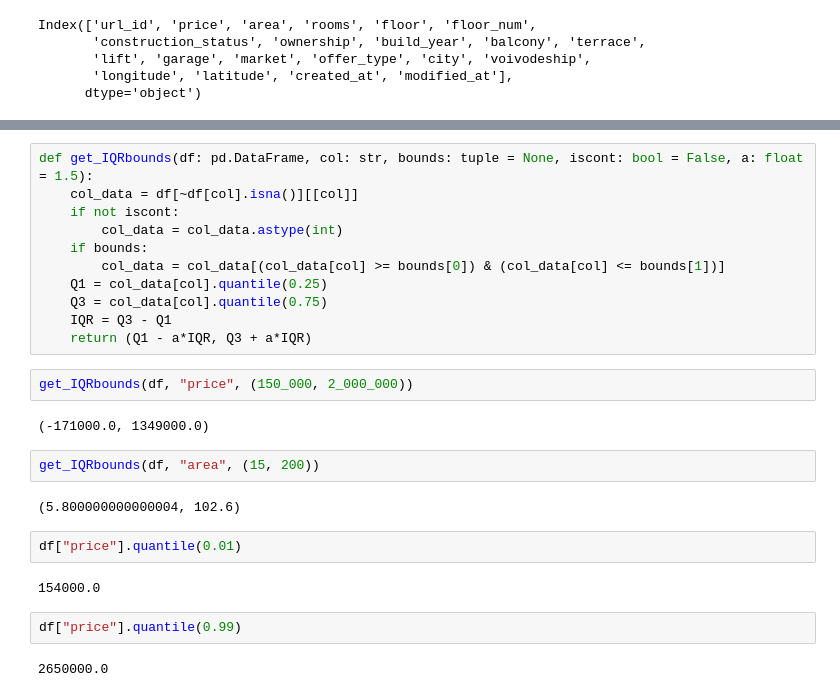
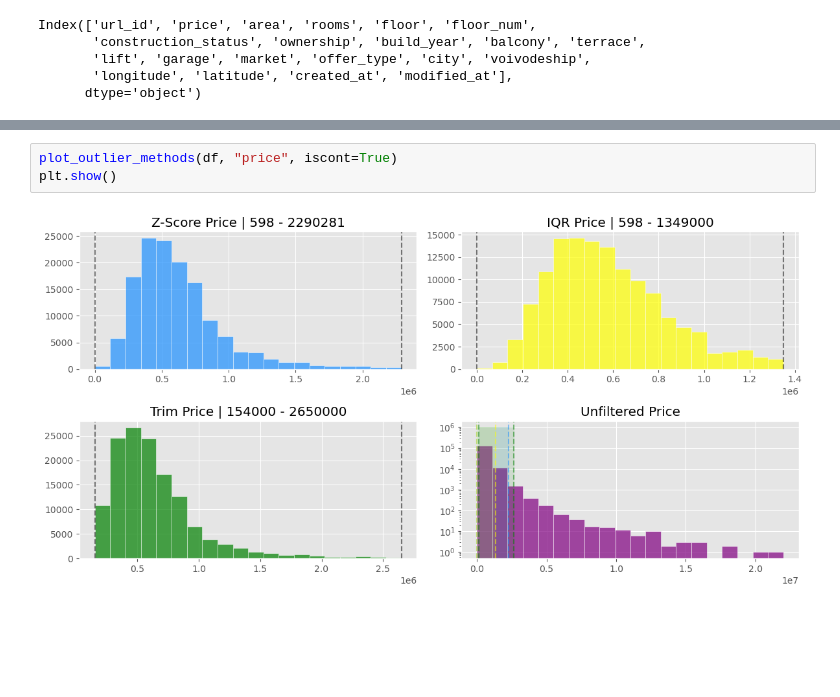
Before and after one commit to milonpabis/price-predictor-poland2024, a Jupyter notebook: notebooks/outliers-detection.ipynb, the cells around one changed output, grey strips where cells are left out. Saved outputs shown, nothing was run; the diff lists cells and outputs as text; blank space fills up the shorter version.

Commit message:
outlier viz function

```diff
--- a/notebooks/outliers-detection.ipynb
+++ b/notebooks/outliers-detection.ipynb
@@ -125,27 +182,5 @@ plt.show()
-# %%
-def get_IQRbounds(df: pd.DataFrame, col: str, bounds: tuple = None, iscont: bool = False, a: float = 1.5):
-    col_data = df[~df[col].isna()][[col]]
-    if not iscont:
-        col_data = col_data.astype(int)
-    if bounds:
-        col_data = col_data[(col_data[col] >= bounds[0]) & (col_data[col] <= bounds[1])]
-    Q1 = col_data[col].quantile(0.25)
-    Q3 = col_data[col].quantile(0.75)
-    IQR = Q3 - Q1
-    return (Q1 - a*IQR, Q3 + a*IQR)
-# %%
-get_IQRbounds(df, "price", (150_000, 2_000_000))
-# %% [output]
-(-171000.0, 1349000.0)
-# %%
-get_IQRbounds(df, "area", (15, 200))
-# %% [output]
-(5.800000000000004, 102.6)
-# %%
-df["price"].quantile(0.01)
-# %% [output]
-154000.0
-# %%
-df["price"].quantile(0.99)
-# %% [output]
-2650000.0
+# %%
+plot_outlier_methods(df, "price", iscont=True)
+plt.show()
+# %% [output]
+[figure, added]
```
Also changed, not shown: parts of 8 cells of this notebook.
